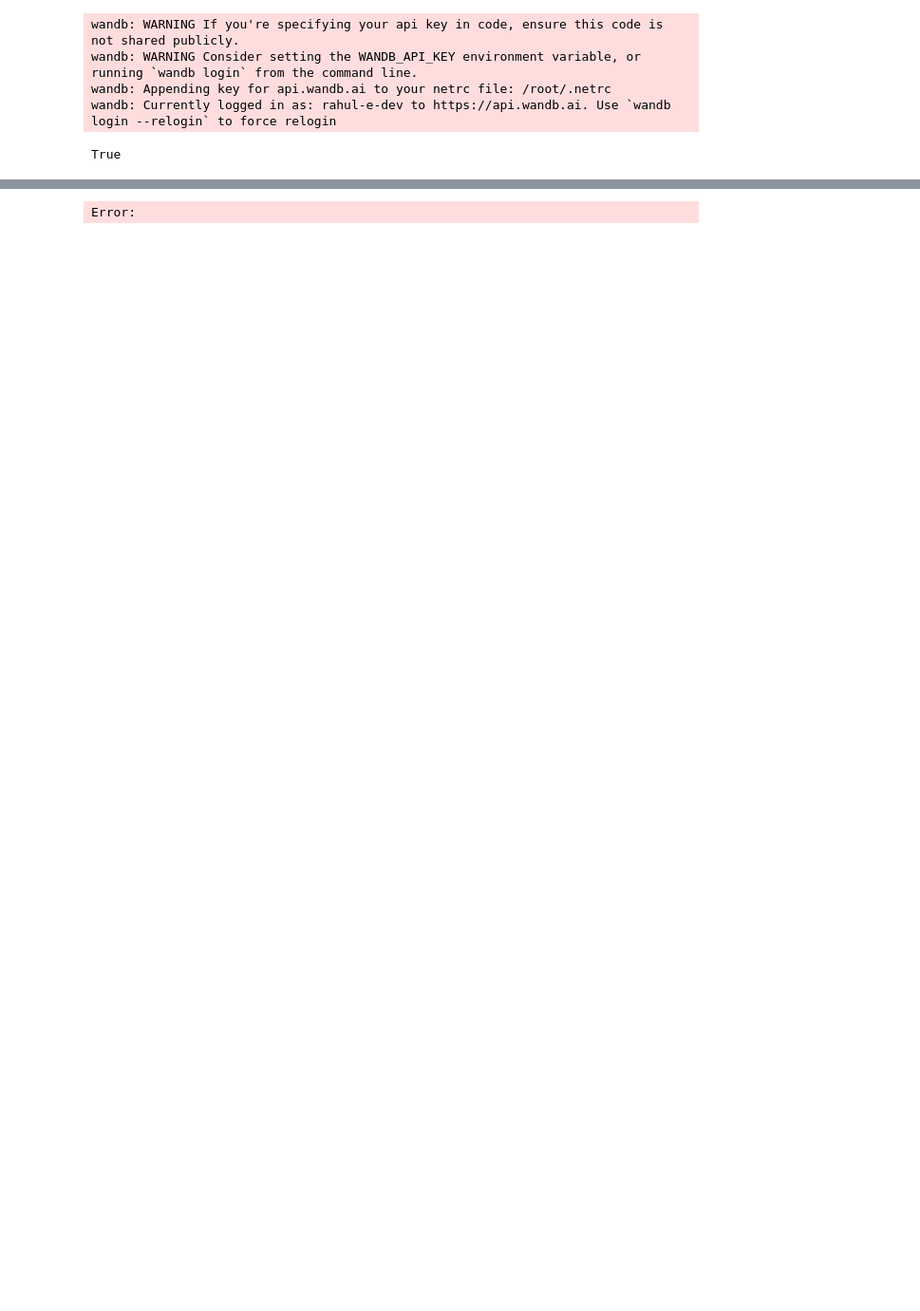
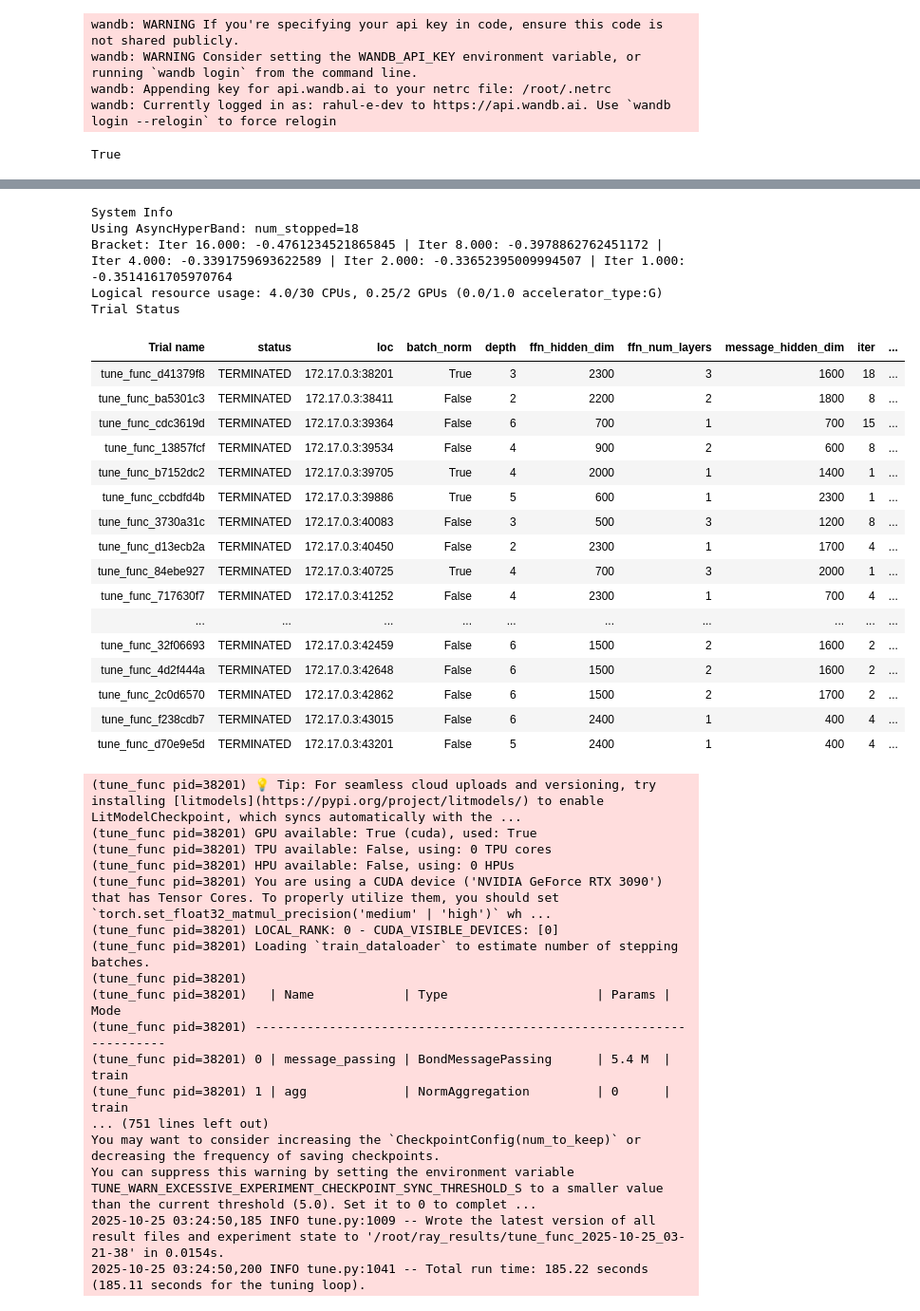
Before and after one commit to rahuldeve/delta, a Jupyter notebook: tuning/tune.ipynb, the cells around one changed output, grey strips where cells are left out. Shown at 95% size. Saved outputs shown, nothing was run; the diff lists cells and outputs as text; code cells hidden in the pictures; blank space fills up the shorter version.

Commit message:
update tune

```diff
--- a/tuning/tune.ipynb
+++ b/tuning/tune.ipynb
@@ -74,7 +74,7 @@ def generate_features(df):
 
 
 def load_and_split_gsk_dataset(path, RANDOM_SEED):
-    df = pd.read_csv(path).sample(1000)
+    df = pd.read_csv(path)
     df = df.iloc[:, 1:]
     df.columns = ["smiles", "per_inhibition"]
 
@@ -143,8 +143,8 @@ def tune_func(config, train_mol_dataset, val_mol_dataset):
     message_hidden_dim = config["message_hidden_dim"]
     batch_norm = config['batch_norm']
 
-    train_loader = cp.data.build_dataloader(train_mol_dataset, batch_size=32, num_workers=1, seed=RANDOM_SEED)
-    val_loader = cp.data.build_dataloader(val_mol_dataset, batch_size=32, num_workers=1, shuffle=False)
+    train_loader = cp.data.build_dataloader(train_mol_dataset, batch_size=32, num_workers=2, seed=RANDOM_SEED)
+    val_loader = cp.data.build_dataloader(val_mol_dataset, batch_size=32, num_workers=2, shuffle=False)
 
     ###############################################################################################
 
@@ -165,7 +165,7 @@ def tune_func(config, train_mol_dataset, val_mol_dataset):
         devices=1,
         max_epochs=20,
         callbacks=[
-            EarlyStopping(monitor="val_loss", mode="min", verbose=False, patience=5),
+            EarlyStopping(monitor="val_loss", mode="min", verbose=False, patience=10),
             TuneReportCheckpointCallback()
         ],
     )
@@ -185,8 +185,8 @@ search_space = {
     "batch_norm": tune.choice([True, False])
 }
 
-search_alg = ConcurrencyLimiter(OptunaSearch(seed=42), max_concurrent=2)
-scheduler = ASHAScheduler(max_t=10, grace_period=1, reduction_factor=2)
+search_alg = ConcurrencyLimiter(OptunaSearch(seed=42), max_concurrent=8)
+scheduler = ASHAScheduler(max_t=20, grace_period=1, reduction_factor=2)
 
 tune_fn = tune.with_resources(
     tune.with_parameters(
@@ -194,7 +194,7 @@ tune_fn = tune.with_resources(
         train_mol_dataset=train_mol_dataset,
         val_mol_dataset=val_mol_dataset
     ),
-    resources={"CPU": 2, "GPU": 0.5}
+    resources={"CPU": 4, "GPU": 0.25}
 )
 
 # Checkpoint config controls the checkpointing behavior of Ray
@@ -210,7 +210,7 @@ tuner = tune.Tuner(
     tune_config=tune.TuneConfig(
         metric="val_loss",
         mode="min",
-        num_samples=10,
+        num_samples=20,
         scheduler=scheduler,
         search_alg=search_alg,
     ),
@@ -234,3 +235,41 @@ best_config = best_result['config']
-Error:
+System Info
+Using AsyncHyperBand: num_stopped=18
+Bracket: Iter 16.000: -0.4761234521865845 | Iter 8.000: -0.3978862762451172 | Iter 4.000: -0.3391759693622589 | Iter 2.000: -0.33652395009994507 | Iter 1.000: -0.3514161705970764
+Logical resource usage: 4.0/30 CPUs, 0.25/2 GPUs (0.0/1.0 accelerator_type:G)
+Trial Status
+| Trial name | status | loc | batch_norm | depth | ffn_hidden_dim | ffn_num_layers | message_hidden_dim | iter | ... |
+| tune_func_d41379f8 | TERMINATED | 172.17.0.3:38201 | True | 3 | 2300 | 3 | 1600 | 18 | ... |
+| tune_func_ba5301c3 | TERMINATED | 172.17.0.3:38411 | False | 2 | 2200 | 2 | 1800 | 8 | ... |
+| tune_func_cdc3619d | TERMINATED | 172.17.0.3:39364 | False | 6 | 700 | 1 | 700 | 15 | ... |
+| tune_func_13857fcf | TERMINATED | 172.17.0.3:39534 | False | 4 | 900 | 2 | 600 | 8 | ... |
+| tune_func_b7152dc2 | TERMINATED | 172.17.0.3:39705 | True | 4 | 2000 | 1 | 1400 | 1 | ... |
+| tune_func_ccbdfd4b | TERMINATED | 172.17.0.3:39886 | True | 5 | 600 | 1 | 2300 | 1 | ... |
+| tune_func_3730a31c | TERMINATED | 172.17.0.3:40083 | False | 3 | 500 | 3 | 1200 | 8 | ... |
+| tune_func_d13ecb2a | TERMINATED | 172.17.0.3:40450 | False | 2 | 2300 | 1 | 1700 | 4 | ... |
+| tune_func_84ebe927 | TERMINATED | 172.17.0.3:40725 | True | 4 | 700 | 3 | 2000 | 1 | ... |
+| tune_func_717630f7 | TERMINATED | 172.17.0.3:41252 | False | 4 | 2300 | 1 | 700 | 4 | ... |
+| ... | ... | ... | ... | ... | ... | ... | ... | ... | ... |
+| tune_func_32f06693 | TERMINATED | 172.17.0.3:42459 | False | 6 | 1500 | 2 | 1600 | 2 | ... |
+| tune_func_4d2f444a | TERMINATED | 172.17.0.3:42648 | False | 6 | 1500 | 2 | 1600 | 2 | ... |
+| tune_func_2c0d6570 | TERMINATED | 172.17.0.3:42862 | False | 6 | 1500 | 2 | 1700 | 2 | ... |
+| tune_func_f238cdb7 | TERMINATED | 172.17.0.3:43015 | False | 6 | 2400 | 1 | 400 | 4 | ... |
+| tune_func_d70e9e5d | TERMINATED | 172.17.0.3:43201 | False | 5 | 2400 | 1 | 400 | 4 | ... |
+(tune_func pid=38201) 💡 Tip: For seamless cloud uploads and versioning, try installing [litmodels](https://pypi.org/project/litmodels/) to enable LitModelCheckpoint, which syncs automatically with the ...
+(tune_func pid=38201) GPU available: True (cuda), used: True
+(tune_func pid=38201) TPU available: False, using: 0 TPU cores
+(tune_func pid=38201) HPU available: False, using: 0 HPUs
+(tune_func pid=38201) You are using a CUDA device ('NVIDIA GeForce RTX 3090') that has Tensor Cores. To properly utilize them, you should set `torch.set_float32_matmul_precision('medium' | 'high')` wh ...
+(tune_func pid=38201) LOCAL_RANK: 0 - CUDA_VISIBLE_DEVICES: [0]
+(tune_func pid=38201) Loading `train_dataloader` to estimate number of stepping batches.
+(tune_func pid=38201)
+(tune_func pid=38201)   | Name            | Type                    | Params | Mode
+(tune_func pid=38201) --------------------------------------------------------------------
+(tune_func pid=38201) 0 | message_passing | BondMessagePassing      | 5.4 M  | train
+(tune_func pid=38201) 1 | agg             | NormAggregation         | 0      | train
+... (751 lines left out)
+You may want to consider increasing the `CheckpointConfig(num_to_keep)` or decreasing the frequency of saving checkpoints.
+You can suppress this warning by setting the environment variable TUNE_WARN_EXCESSIVE_EXPERIMENT_CHECKPOINT_SYNC_THRESHOLD_S to a smaller value than the current threshold (5.0). Set it to 0 to complet ...
+2025-10-25 03:24:50,185 INFO tune.py:1009 -- Wrote the latest version of all result files and experiment state to '/root/ray_results/tune_func_2025-10-25_03-21-38' in 0.0154s.
+2025-10-25 03:24:50,200 INFO tune.py:1041 -- Total run time: 185.22 seconds (185.11 seconds for the tuning loop).
 # %%
 best_result
```
Also changed, not shown: parts of 4 cells of this notebook.
